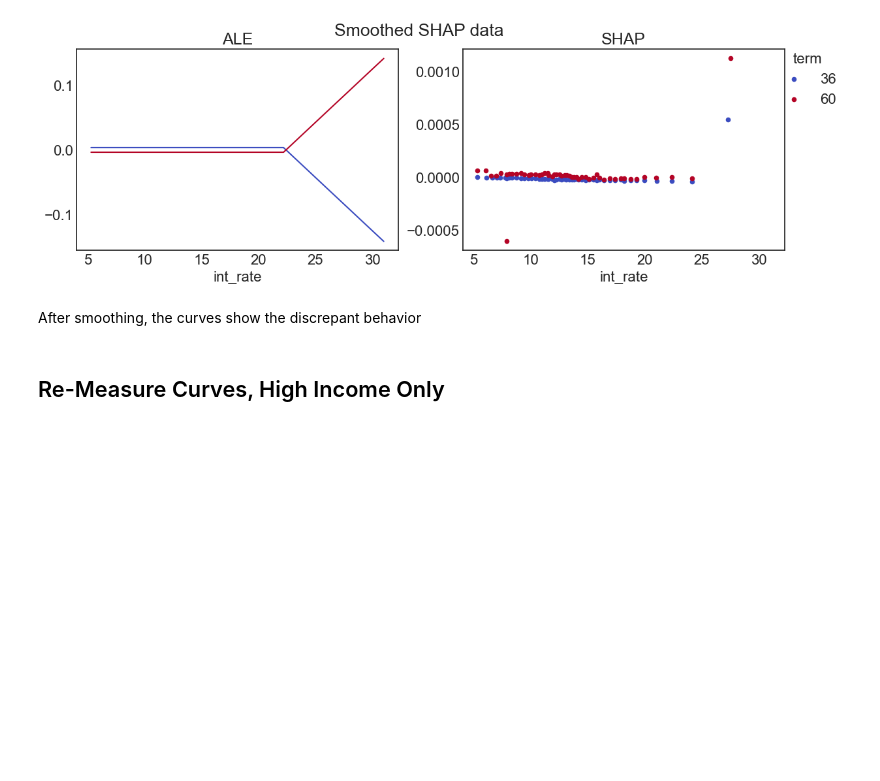
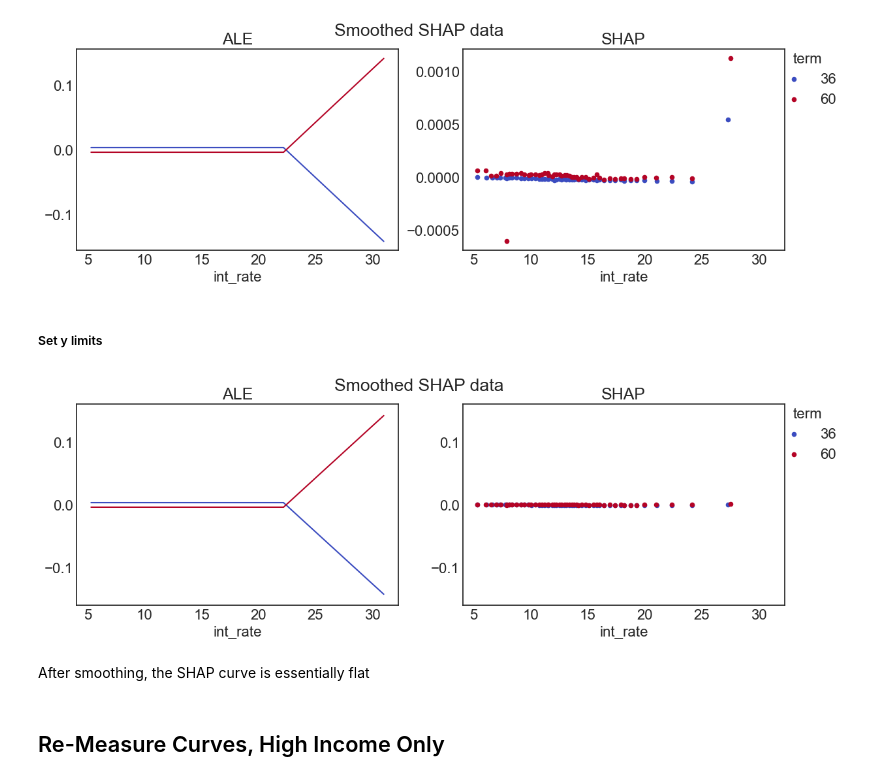
Before and after one commit to vla6/Blog_interactions, a Jupyter notebook: 11_int_term_cust_tree.ipynb, the cells around one changed output. Cells and saved outputs as stored; diff of their text form; code cells hidden in the pictures; blank space fills up the shorter version.

```diff
--- a/11_int_term_cust_tree.ipynb
+++ b/11_int_term_cust_tree.ipynb
@@ -206,3 +159,9 @@ fig = ip_plot.plot_comp_ale_shap(ale_cust, shap_smooth_df, title='Smoothed SHAP
 # %%
 fig.savefig(Path(setup.temp_path).joinpath('11_PLOT_ale_shap_curves_smoothed.png'),
             bbox_inches='tight')
+# %% [markdown]
+##### Set y limits
+# %%
+fig = ip_plot.plot_comp_ale_shap(ale_cust, shap_smooth_df, ylim=(-0.16, 0.16), title='Smoothed SHAP data')
+# %% [output]
+[figure, added]
@@ -209,5 +171,5 @@ fig.savefig(Path(setup.temp_path).joinpath('11_PLOT_ale_shap_curves_smoothed.png
 # %% [markdown]
-After smoothing, the curves show the discrepant behavior
+After smoothing, the SHAP curve is essentially flat
 # %% [markdown]
 ## Re-Measure Curves, High Income Only
 # %%
```
Also changed, not shown: parts of 16 cells of this notebook.
